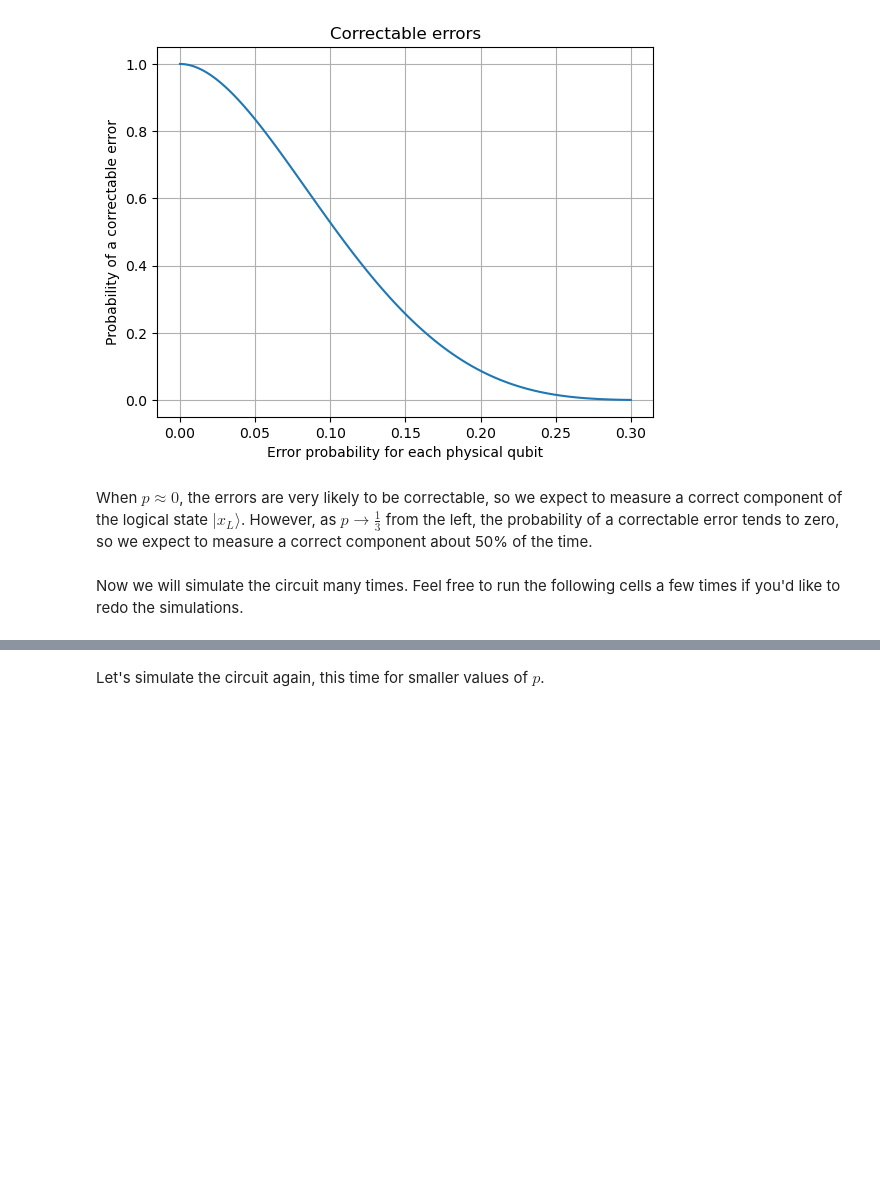
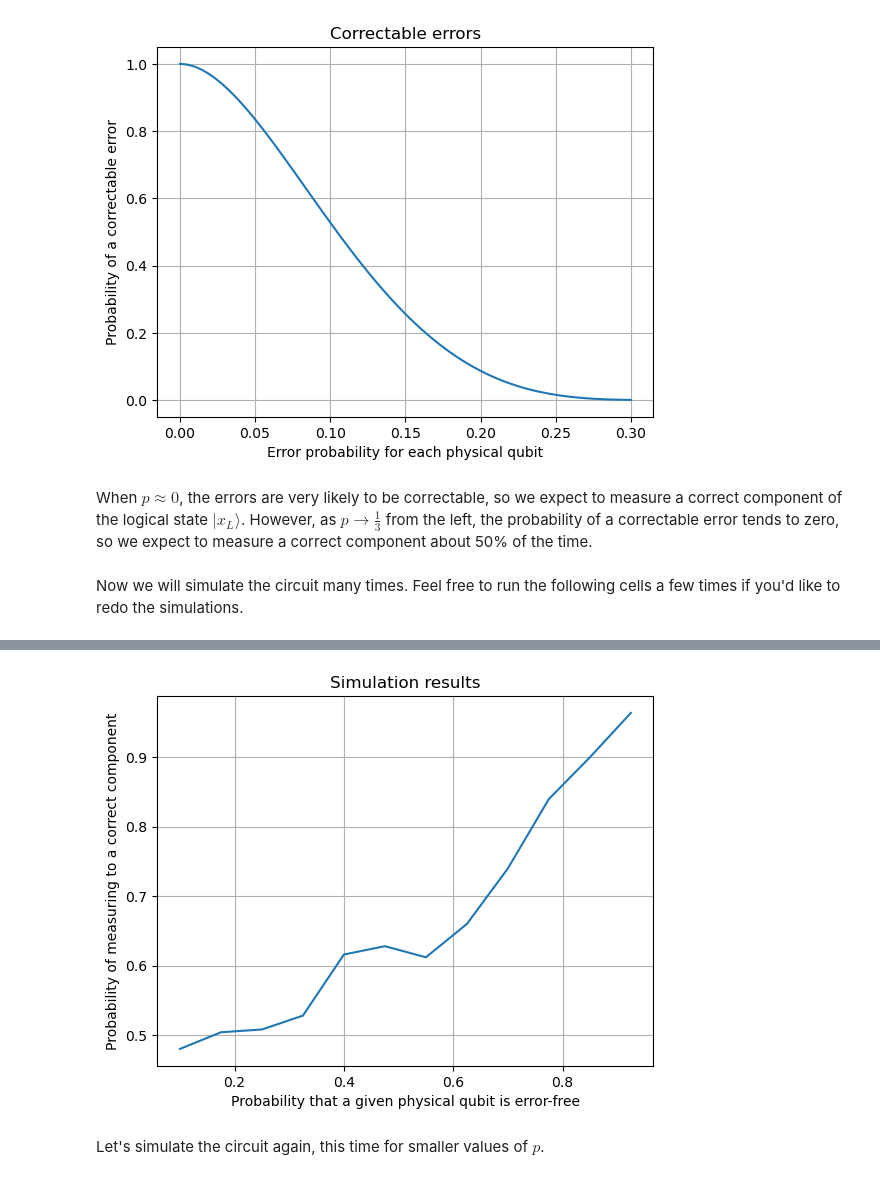
Before and after one commit to adn1995/five-qubit-ecc, a Jupyter notebook: five_qubit_ecc.ipynb, the cells around one changed output, grey strips where cells are left out. Saved outputs shown, nothing was run; the diff lists cells and outputs as text; code cells hidden in the pictures; blank space fills up the shorter version.

```diff
--- a/five_qubit_ecc.ipynb
+++ b/five_qubit_ecc.ipynb
@@ -244,15 +302,17 @@ plt.show()
 # %%
 # New dictionary where each key is the probability that a physical qubit is error-free
 results_alt = dict()
 for key in results:
-    results_alt.update({1-3*key, results.get(key)})
+    results_alt.update({1-3*key: results.get(key)})
 
 plt.plot(*zip(*sorted(results_alt.items())))
 plt.xlabel("Probability that a given physical qubit is error-free")
 plt.ylabel("Probability of measuring to a correct component")
 plt.title("Simulation results")
 plt.grid(True)
 plt.show()
+# %% [output]
+[figure, added]
 # %% [markdown]
 Let's simulate the circuit again, this time for smaller values of $p$.
 # %%
```
Also changed, not shown: parts of 10 cells of this notebook.
